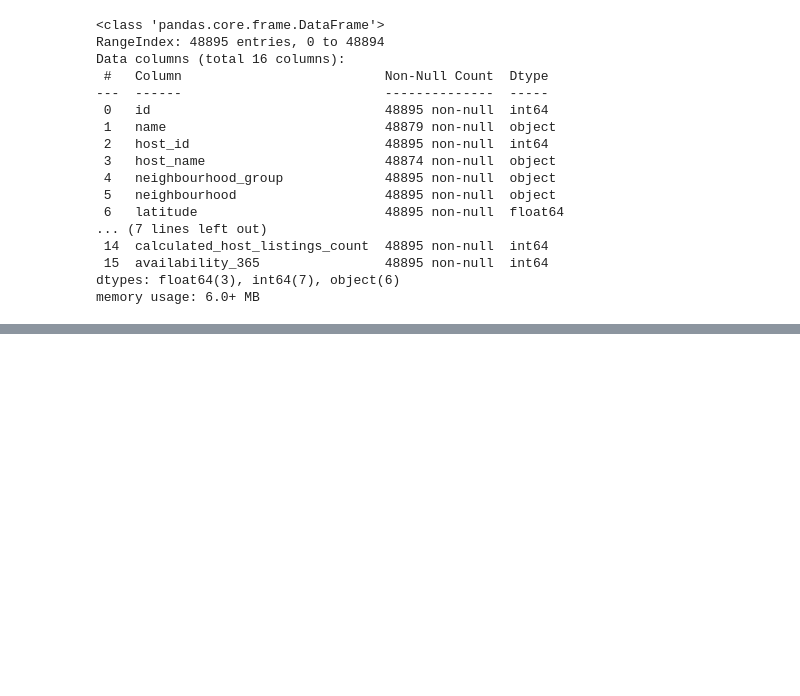
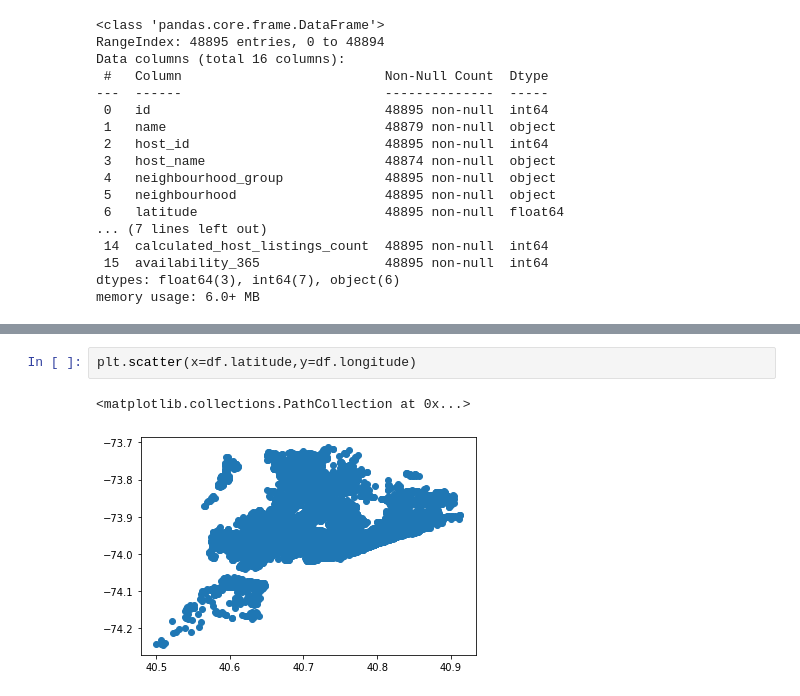
Before and after one commit to VaideswarReddy/Airbnb_data_analysis, a Jupyter notebook: Vaideswar_Reddy_Team_4_Capstone_Project.ipynb, the cells around one changed output, grey strips where cells are left out. Cells and saved outputs as stored; diff of their text form; blank space fills up the shorter version.

```diff
--- a/Vaideswar_Reddy_Team_4_Capstone_Project.ipynb
+++ b/Vaideswar_Reddy_Team_4_Capstone_Project.ipynb
@@ -81,0 +164,5 @@ Name: neighbourhood, Length: 221, dtype: int64
+# %%
+plt.scatter(x=df.latitude,y=df.longitude)
+# %% [output]
+<matplotlib.collections.PathCollection at 0x...>
+[figure, added]
```
Also changed, not shown: parts of 19 cells of this notebook.
